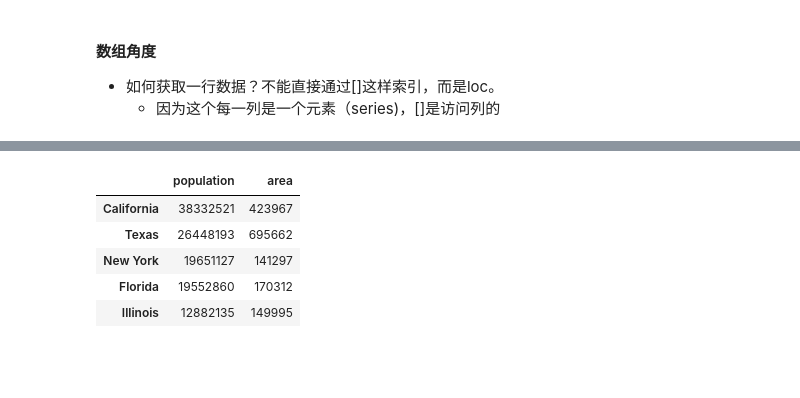
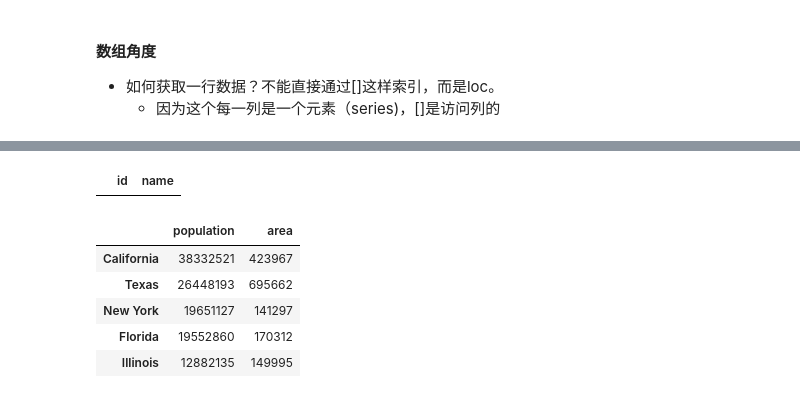
Before and after one commit to ddongzi/data-analysis, a Jupyter notebook: MLcook/Pandas.ipynb, the cells around one changed output, grey strips where cells are left out. Saved outputs shown, nothing was run; the diff lists cells and outputs as text; code cells hidden in the pictures; blank space fills up the shorter version.

```diff
--- a/MLcook/Pandas.ipynb
+++ b/MLcook/Pandas.ipynb
@@ -117,3 +122,11 @@ dtype: object
+# %%
+# 创建一个只有列名没有数据，但指定类型
+pd.DataFrame({
+ 'id':pd.Series(dtype=int),
+    'name':pd.Series(dtype=str)
+})
+# %% [output]
+|  | id | name |
 # %%
 import pandas as pd
 area_dict = {'California': 423967, 'Texas': 695662, 'New York': 141297,
```
Also changed, not shown: parts of 1 cell of this notebook, 1 other file.
